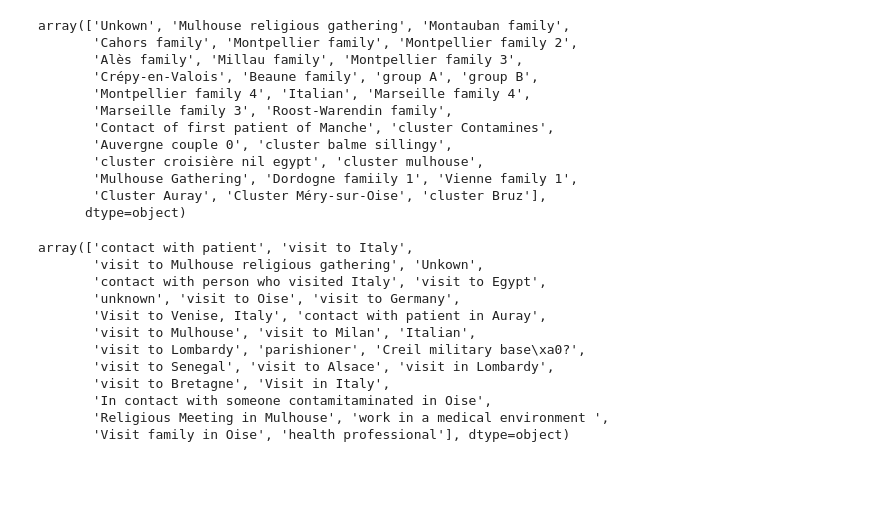
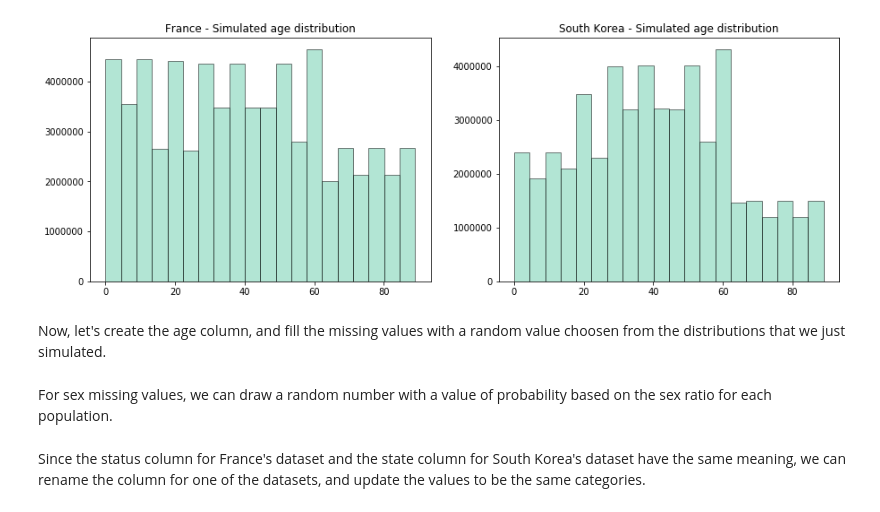
Before and after one commit to rootstrap/coronavirus-analysis, a Jupyter notebook: compare_france_south_korea.ipynb, the cells around one changed output. Cells and saved outputs as stored; diff of their text form; code cells hidden in the pictures; blank space fills up the shorter version.

```diff
--- a/compare_france_south_korea.ipynb
+++ b/compare_france_south_korea.ipynb
@@ -92,30 +86,46 @@ df_france.fillna({'sex':'Unkown','birth_year':int(random.choice(s)),
-# %%
-df_france.group.unique()
-# %% [output]
-array(['Unkown', 'Mulhouse religious gathering', 'Montauban family',
-       'Cahors family', 'Montpellier family', 'Montpellier family 2',
-       'Alès family', 'Millau family', 'Montpellier family 3',
-       'Crépy-en-Valois', 'Beaune family', 'group A', 'group B',
-       'Montpellier family 4', 'Italian', 'Marseille family 4',
-       'Marseille family 3', 'Roost-Warendin family',
-       'Contact of first patient of Manche', 'cluster Contamines',
-       'Auvergne couple 0', 'cluster balme sillingy',
-       'cluster croisière nil egypt', 'cluster mulhouse',
-       'Mulhouse Gathering', 'Dordogne famiily 1', 'Vienne family 1',
-       'Cluster Auray', 'Cluster Méry-sur-Oise', 'cluster Bruz'],
-      dtype=object)
-# %%
-df_france.infection_reason.unique()
-# %% [output]
-array(['contact with patient', 'visit to Italy',
-       'visit to Mulhouse religious gathering', 'Unkown',
-       'contact with person who visited Italy', 'visit to Egypt',
-       'unknown', 'visit to Oise', 'visit to Germany',
-       'Visit to Venise, Italy', 'contact with patient in Auray',
-       'visit to Mulhouse', 'visit to Milan', 'Italian',
-       'visit to Lombardy', 'parishioner', 'Creil military base\xa0?',
-       'visit to Senegal', 'visit to Alsace', 'visit in Lombardy',
-       'visit to Bretagne', 'Visit in Italy',
-       'In contact with someone contamitaminated in Oise',
-       'Religious Meeting in Mulhouse', 'work in a medical environment ',
-       'Visit family in Oise', 'health professional'], dtype=object)
+# %%
+def simulate_age(ranges, percents, total_pop):
+    simulated_pop = np.array(0)
+    for (low, high), percent in zip(ranges, percents):
+        simulated_pop = np.append(simulated_pop,
+                  np.random.randint(low=low, high=high, size=int(total_pop*percent/100)))
+    return simulated_pop
+# %%
+#France
+france_population = 67364357
+
+'''
+0-14 years: 18.48%
+15-24 years: 11.8%
+25-54 years: 37.48%
+55-64 years: 12.42%
+65 years and over: 19.82%
+'''
+ranges = [(0,14),(15,24),(25,54),(55,64),(65,90)]
+percents = [18.48,11.8,37.48,12.42,19.82]
+france_simulated_pop = simulate_age(ranges, percents, france_population)
+
+f, (ax1, ax2) = plt.subplots(1, 2, figsize=(15,5))
+ax1.hist(france_simulated_pop,bins=20, color='mediumaquamarine', edgecolor='k', alpha=0.5)
+ax1.set_title('France - Simulated age distribution')
+
+#South Korea
+south_korea_population = 51418097
+
+'''
+0-14 years: 13.03%
+15-24 years: 12.19%
+25-54 years: 45.13%
+55-64 years: 15.09%
+65 years and over: 14.55%
+'''
+percents = [13.03,12.19,45.13,15.09,14.55]
+south_korea_simulated_pop = simulate_age(ranges, percents, south_korea_population)
+
+ax2.hist(south_korea_simulated_pop,bins=20, color='mediumaquamarine', edgecolor='k', alpha=0.5)
+ax2.set_title('South Korea - Simulated age distribution')
+plt.show()
+# %% [output]
+[figure, added]
+# %% [markdown]
+Now, let's create the age column, and fill the missing values with a random value choosen from the distributions that we just simulated.
@@ -121,0 +150,2 @@ array(['contact with patient', 'visit to Italy',
+# %% [markdown]
+For sex missing values, we can draw a random number with a value of probability based on the sex ratio for each population.
@@ -121,0 +181,2 @@ array(['contact with patient', 'visit to Italy',
+# %% [markdown]
+Since the status column for France's dataset and the state column for South Korea's dataset have the same meaning, we can rename the column for one of the datasets, and update the values to be the same categories.
```
Also changed, not shown: parts of 101 cells of this notebook, 1 other file.
